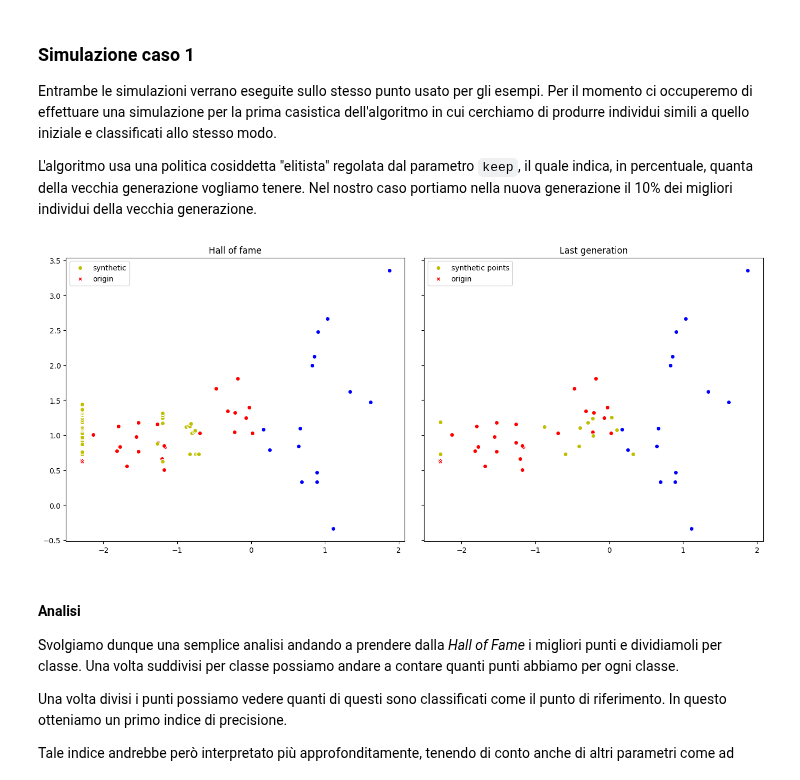
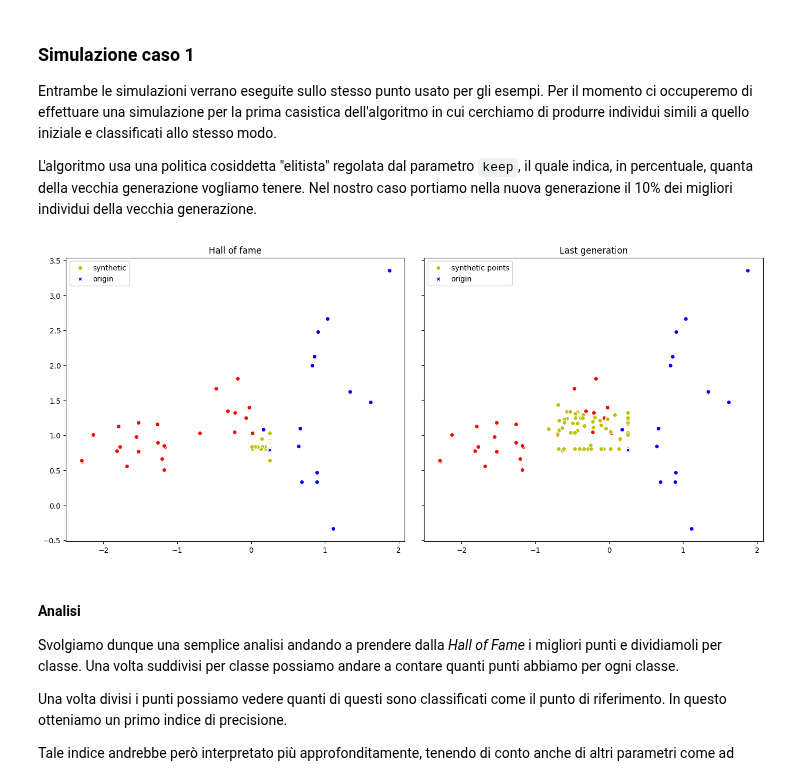
Before and after one commit to FedericoBustaffa/thesis, a Jupyter notebook: sources/explain/notebook.ipynb, the cells around one changed output. Cells and saved outputs as stored; diff of their text form; code cells hidden in the pictures.

```diff
--- a/sources/explain/notebook.ipynb
+++ b/sources/explain/notebook.ipynb
@@ -99,7 +99,7 @@ plt.title("Test set")
 plt.scatter(X_test[cls0].T[0], X_test[cls0].T[1], c="r", ec="w")
 plt.scatter(X_test[cls1].T[0], X_test[cls1].T[1], c="b", ec="w")
 
-j = 0
+j = 29
 point = X_test[j]
 print(f"point: ({point[0]:.5f}, {point[1]:.5f})")
 point_class = y_predicted[j]
@@ -299,6 +299,7 @@ def mut_gaussian_pt(individual, sigma, alpha: float = 0.05, indpb: float = 0.5):
             individual[i] = random.normal(loc=f, scale=sigma[i] * alpha)
 
     return individual
+
 
 def mut_gaussian(individual, mu, sigma, alpha: float = 0.05, indpb: float = 0.5):
     for i, f in enumerate(individual):
@@ -310,7 +311,7 @@ def mut_gaussian(individual, mu, sigma, alpha: float = 0.05, indpb: float = 0.5)
 
 mu = X_test.mean(axis=0)
 # toolbox.set_mutation(mut_gaussian_pt, sigma, 0.1, 0.8)
-toolbox.set_mutation(mut_gaussian, mu, sigma, 0.25, 0.8)
+toolbox.set_mutation(mut_gaussian, mu, sigma, 0.2, 0.8)
 print(f"before: {o1.chromosome}")
 o1 = toolbox.mutate(o1)
 print(f"after: {o1.chromosome}")
@@ -531,11 +532,11 @@ toolbox.set_selection(tools.sel_tournament, tournsize=3)
 hof = base.HallOfFame(50)
 population, stats = algorithms.pelitist(
     toolbox=toolbox,
-    population_size=100,
+    population_size=500,
     keep=0.1,
     cxpb=0.8,
     mutpb=0.2,
-    max_generations=50,
+    max_generations=100,
     hall_of_fame=hof,
 )
 
@@ -548,34 +549,34 @@ plt.tight_layout()
 ax1.set_title("Hall of fame")
 ax1.scatter(X_test[cls0].T[0], X_test[cls0].T[1], c="r", ec="w")
 ax1.scatter(X_test[cls1].T[0], X_test[cls1].T[1], c="b", ec="w")
 
 ax1.scatter(
     hof_synth_points.T[0], hof_synth_points.T[1], c="y", ec="w", label="synthetic"
 )
 
 c = "r" if point_class == 0 else "b"
 ax1.scatter(point[0], point[1], c=c, ec="w", marker="X", label="origin")
 ax1.legend()
 
 ax2.set_title("Last generation")
 ax2.scatter(X_test[cls0].T[0], X_test[cls0].T[1], c="r", ec="w")
 ax2.scatter(X_test[cls1].T[0], X_test[cls1].T[1], c="b", ec="w")
 
 ax2.scatter(
     pop_synth_points.T[0],
     pop_synth_points.T[1],
     c="y",
     ec="w",
     label="synthetic points",
 )
 
 c = "r" if point_class == 0 else "b"
 ax2.scatter(point[0], point[1], c=c, ec="w", marker="X", label="origin")
 ax2.legend()
 
 plt.show()
 # %% [output]
-[figure, old version]
+[figure, new version]
 # %% [markdown]
 #### Analisi
 
```
Also changed, not shown: parts of 9 cells of this notebook.
